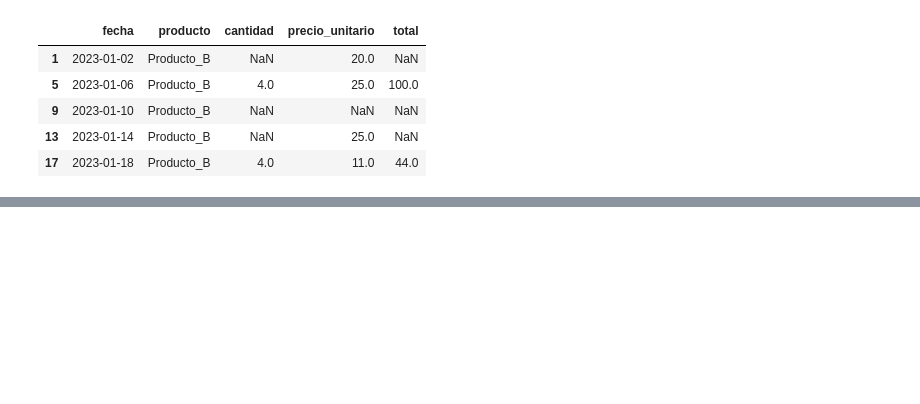
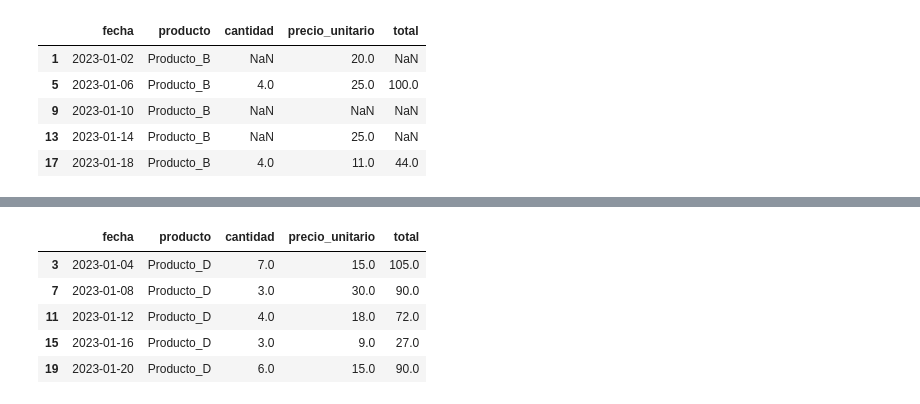
Before and after one commit to iair/mitic-data-science-team-1-septiembre-2024, a Jupyter notebook: clases/ds-fundamentals/ejercicios de integración/ejercicio_integracion_1.ipynb, the cells around one changed output, grey strips where cells are left out. Drawn from its saved outputs; the diff is of its cells as text; code cells hidden in the pictures; blank space fills up the shorter version.

```diff
--- a/clases/ds-fundamentals/ejercicios de integración/ejercicio_integracion_1.ipynb
+++ b/clases/ds-fundamentals/ejercicios de integración/ejercicio_integracion_1.ipynb
@@ -101,2 +113,2 @@ df.head()
 # %%
-(df['producto'] == 'Producto_B') & df.index.isin(df.dropna().index)
+df = df[~((df['producto'] == 'Producto_B') & ~df.index.isin(df.dropna().index))]
@@ -140,0 +129,9 @@ Name: producto, dtype: bool
+# %%
+df.loc[df.producto=='Producto_D',:]
+# %% [output]
+|  | fecha | producto | cantidad | precio_unitario | total |
+| 3 | 2023-01-04 | Producto_D | 7.0 | 15.0 | 105.0 |
+| 7 | 2023-01-08 | Producto_D | 3.0 | 30.0 | 90.0 |
+| 11 | 2023-01-12 | Producto_D | 4.0 | 18.0 | 72.0 |
+| 15 | 2023-01-16 | Producto_D | 3.0 | 9.0 | 27.0 |
+| 19 | 2023-01-20 | Producto_D | 6.0 | 15.0 | 90.0 |
```
Also changed, not shown: parts of 31 cells of this notebook.
